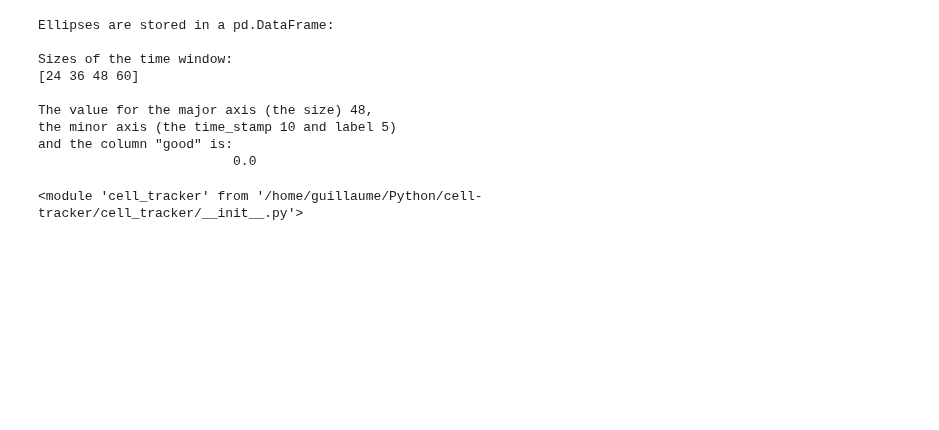
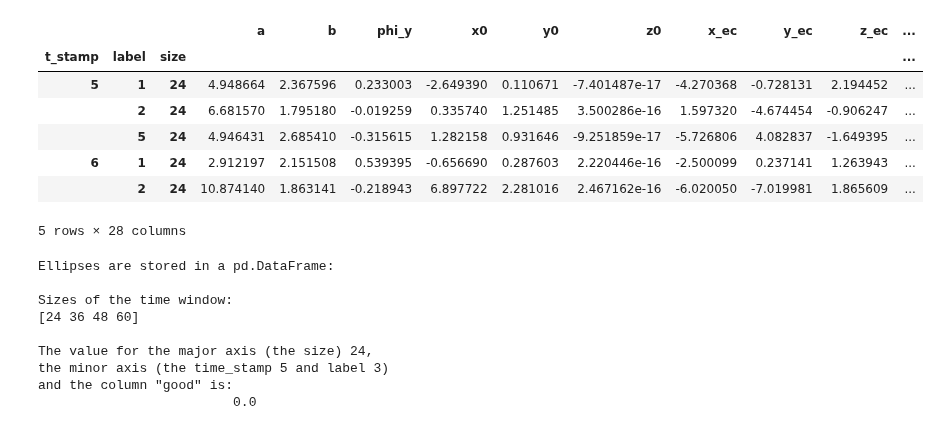
Before and after one commit to glyg/notebooks, a Jupyter notebook: cell-tracker/Sort ellipses.ipynb, the cells around one changed output. Saved outputs shown, nothing was run; the diff lists cells and outputs as text; code cells hidden in the pictures; blank space fills up the shorter version.

```diff
--- a/cell-tracker/Sort ellipses.ipynb
+++ b/cell-tracker/Sort ellipses.ipynb
@@ -27,3 +27,14 @@ Choosen data path: /media/data/AnneHDFStores/wt_240812.h5
+# %%
+cluster.ellipses.dropna().head()
+# %% [output]
+|  |  |  | a | b | phi_y | x0 | y0 | z0 | x_ec | y_ec | z_ec | ... |
+| t_stamp | label | size |  |  |  |  |  |  |  |  |  | ... |
+| 5 | 1 | 24 | 4.948664 | 2.367596 | 0.233003 | -2.649390 | 0.110671 | -7.401487e-17 | -4.270368 | -0.728131 | 2.194452 | ... |
+|  | 2 | 24 | 6.681570 | 1.795180 | -0.019259 | 0.335740 | 1.251485 | 3.500286e-16 | 1.597320 | -4.674454 | -0.906247 | ... |
+|  | 5 | 24 | 4.946431 | 2.685410 | -0.315615 | 1.282158 | 0.931646 | -9.251859e-17 | -5.726806 | 4.082837 | -1.649395 | ... |
+| 6 | 1 | 24 | 2.912197 | 2.151508 | 0.539395 | -0.656690 | 0.287603 | 2.220446e-16 | -2.500099 | 0.237141 | 1.263943 | ... |
+|  | 2 | 24 | 10.874140 | 1.863141 | -0.218943 | 6.897722 | 2.281016 | 2.467162e-16 | -6.020050 | -7.019981 | 1.865609 | ... |
+5 rows × 28 columns
 # %%
 print('Ellipses are stored in a pd.DataFrame:\n',
 #      cluster.ellipses.head(),
@@ -33,9 +44,9 @@ print('Ellipses are stored in a pd.DataFrame:\n',
 ### Excplicit method to acces a single data point
 
 ## Choose a data point
-size = 48
-t_stamp = 10
-label = 5
+size = 24
+t_stamp = 5
+label = 3
 column = 'good'
 
 ### Get it's value here
@@ -53,8 +64,8 @@ Ellipses are stored in a pd.DataFrame:
 Sizes of the time window:
 [24 36 48 60]
 
-The value for the major axis (the size) 48,
-the minor axis (the time_stamp 10 and label 5)
+The value for the major axis (the size) 24,
+the minor axis (the time_stamp 5 and label 3)
 and the column "good" is:
                          0.0
 # %%
@@ -72,6 +83,2 @@ ax, total_rot, n_detected = ct.graphics.plot_rotation_events(cluster, ax=None,
-# %%
-ct
-# %% [output]
-<module 'cell_tracker' from '/home/guillaume/Python/cell-tracker/cell_tracker/__init__.py'>
 # %%
 ooep = ct.ui.EllipsisPicker(cluster, sizes, coords=['x_r', 'y_r', 'z_r'])
```
Also changed, not shown: parts of 22 cells of this notebook, 2 other files.
